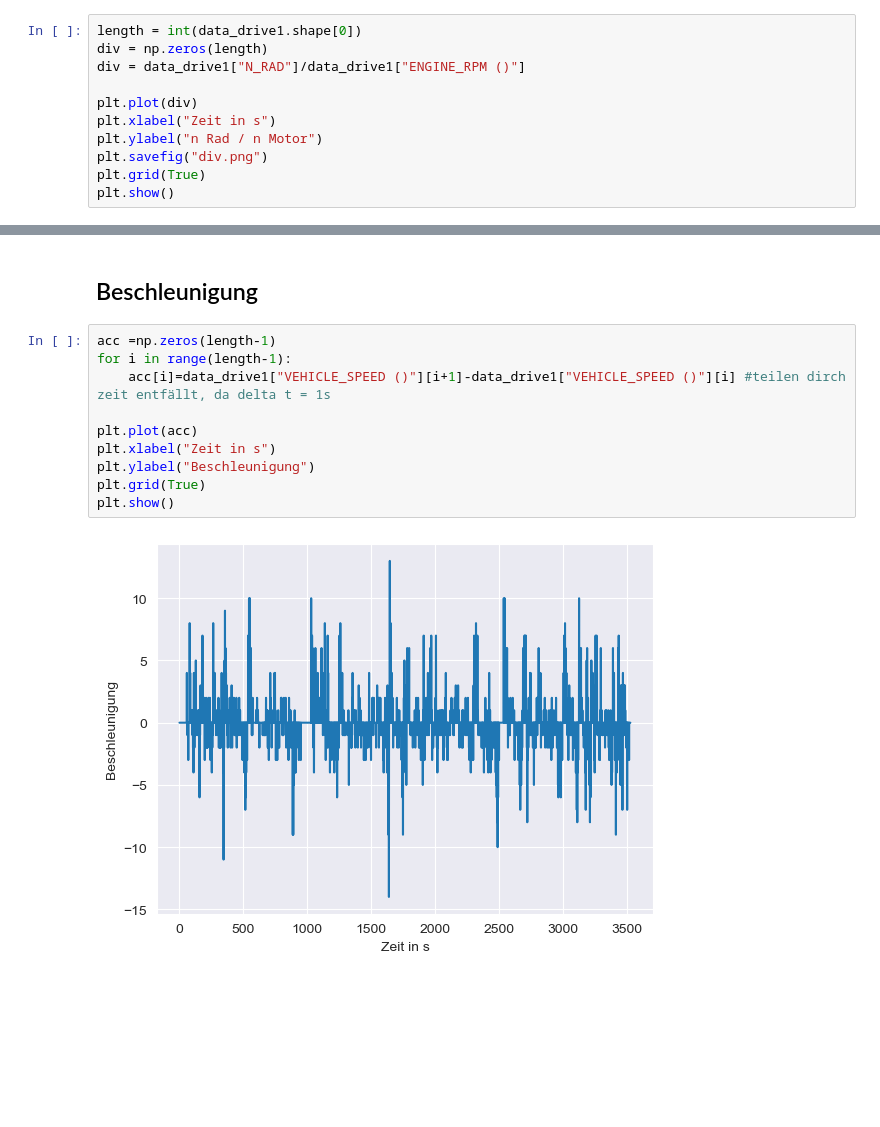
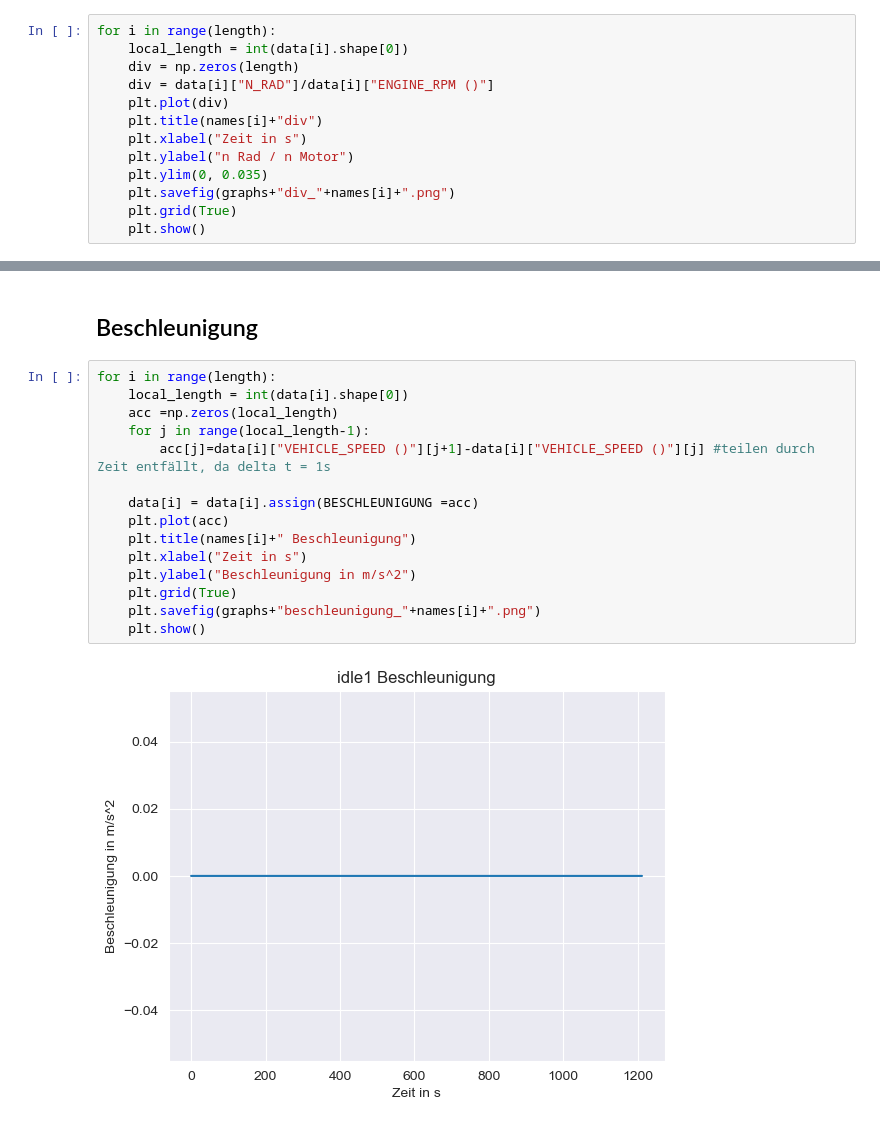
Before and after one commit to camila-duarte/verbrennungsmotoren, a Jupyter notebook: analyse/Motordrehzahl und Motordrehmoment.ipynb, the cells around one changed output, grey strips where cells are left out. Cells and saved outputs as stored; diff of their text form; blank space fills up the shorter version.

```diff
--- a/analyse/Motordrehzahl und Motordrehmoment.ipynb
+++ b/analyse/Motordrehzahl und Motordrehmoment.ipynb
@@ -43,12 +38,14 @@ data_drive1 = data_drive1.assign(N_RAD = data_drive1['VEHICLE_SPEED ()'].apply(n
 # %%
-length = int(data_drive1.shape[0])
-div = np.zeros(length)
-div = data_drive1["N_RAD"]/data_drive1["ENGINE_RPM ()"]
-
-plt.plot(div)
-plt.xlabel("Zeit in s")
-plt.ylabel("n Rad / n Motor")
-plt.savefig("div.png")
-plt.grid(True)
-plt.show()
+for i in range(length):
+    local_length = int(data[i].shape[0])
+    div = np.zeros(length)
+    div = data[i]["N_RAD"]/data[i]["ENGINE_RPM ()"]
+    plt.plot(div)
+    plt.title(names[i]+"div")
+    plt.xlabel("Zeit in s")
+    plt.ylabel("n Rad / n Motor")
+    plt.ylim(0, 0.035)
+    plt.savefig(graphs+"div_"+names[i]+".png")
+    plt.grid(True)
+    plt.show()
 # %% [output]
@@ -74,14 +59,19 @@ data_drive1
 # %% [markdown]
 ## Beschleunigung
 # %%
-acc =np.zeros(length-1)
-for i in range(length-1):
-    acc[i]=data_drive1["VEHICLE_SPEED ()"][i+1]-data_drive1["VEHICLE_SPEED ()"][i] #teilen dirch zeit entfällt, da delta t = 1s
+for i in range(length):
+    local_length = int(data[i].shape[0])
+    acc =np.zeros(local_length)
+    for j in range(local_length-1):
+        acc[j]=data[i]["VEHICLE_SPEED ()"][j+1]-data[i]["VEHICLE_SPEED ()"][j] #teilen durch Zeit entfällt, da delta t = 1s
 
-plt.plot(acc)
-plt.xlabel("Zeit in s")
-plt.ylabel("Beschleunigung")
-plt.grid(True)
-plt.show()
+    data[i] = data[i].assign(BESCHLEUNIGUNG =acc)
+    plt.plot(acc)
+    plt.title(names[i]+" Beschleunigung")
+    plt.xlabel("Zeit in s")
+    plt.ylabel("Beschleunigung in m/s^2")
+    plt.grid(True)
+    plt.savefig(graphs+"beschleunigung_"+names[i]+".png")
+    plt.show()
 # %% [output]
-[figure, old version]
+[figure, new version]
```
Also changed, not shown: parts of 11 cells of this notebook, 14 other files.
